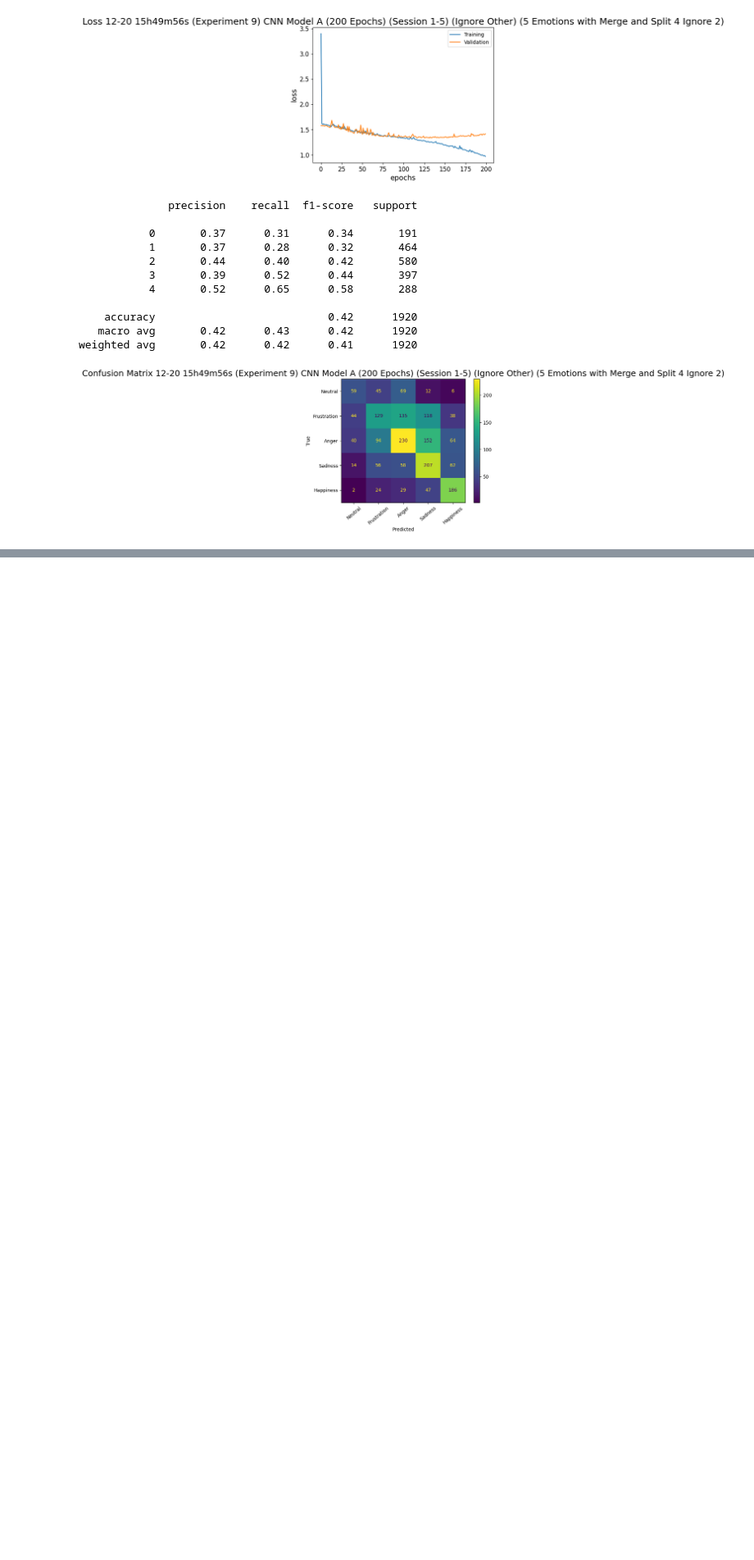
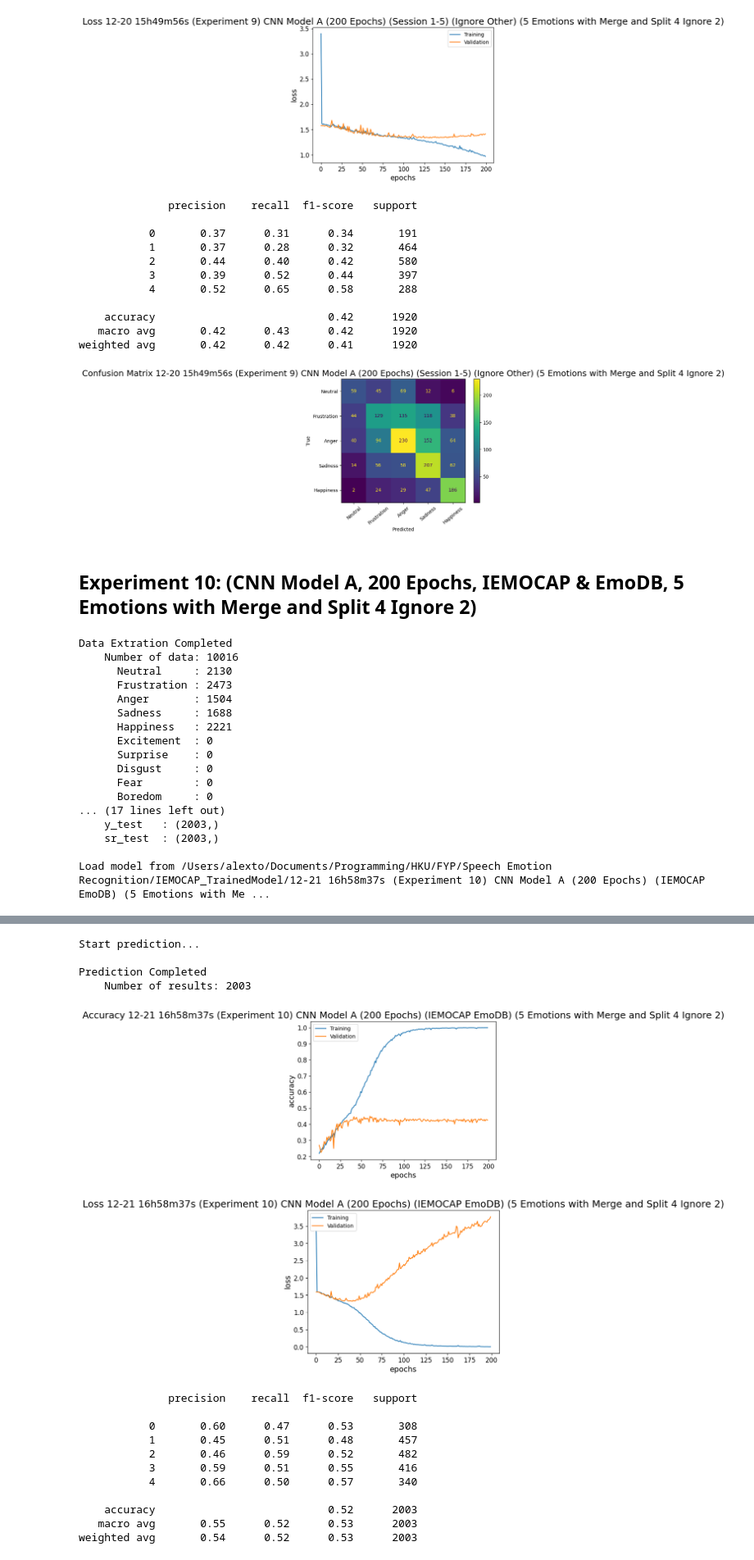
Before and after one commit to tohoilam/Emotion-based-Music-Provider, a Jupyter notebook: Speech Emotion Recognition/IEMOCAP Model Evaluation.ipynb, the cells around one changed output, grey strips where cells are left out. Shown at 82% size. Saved outputs shown, nothing was run; the diff lists cells and outputs as text; code cells hidden in the pictures; blank space fills up the shorter version.

Commit message:
Experiment 11

```diff
--- a/Speech Emotion Recognition/IEMOCAP Model Evaluation.ipynb
+++ b/Speech Emotion Recognition/IEMOCAP Model Evaluation.ipynb
@@ -438,3 +445,47 @@ Prediction Completed
    macro avg       0.42      0.43      0.42      1920
 weighted avg       0.42      0.42      0.41      1920
 [figure]
+# %% [markdown]
+## Experiment 10: (CNN Model A, 200 Epochs, IEMOCAP & EmoDB, 5 Emotions with Merge and Split 4 Ignore 2)
+# %%
+labelsToInclude = ['Neutral', 'Frustration', 'Anger', 'Sadness', 'Happiness']
+mergeHappinessExcitement = True
+splitDuration = 4
+ignoreDuration = 2
+
+mixDataModel5LabelsSplit4Ignore2 = DataModel(labelsToInclude=labelsToInclude,
+                                              mergeHappinessExcitement=mergeHappinessExcitement,
+                                              splitDuration=splitDuration,
+                                              ignoreDuration=ignoreDuration)
+mixDataModel5LabelsSplit4Ignore2.extractIEMOCAPData()
+mixDataModel5LabelsSplit4Ignore2.extractEmoDBData()
+mixDataModel5LabelsSplit4Ignore2.processData()
+
+def experiment10(data, experimentName, trainName, validName):
+  resultDir = os.path.join(resultFolder, experimentName)
+  logDir = os.path.join(logFolder, experimentName)
+  evaluation = Evaluation(data, resultDir, logDir)
+  evaluation.evaluateAll(trainName, validName)
+
+experimentName = '12-21 16h58m37s (Experiment 10) CNN Model A (200 Epochs) (IEMOCAP EmoDB) (5 Emotions with Merge and Split 4 Ignore 2)'
+trainName = 'events.out.tfevents.1671613121.gpu-comp-105.1908.2.v2'
+validName = 'events.out.tfevents.1671613126.gpu-comp-105.1908.3.v2'
+experiment10(mixDataModel5LabelsSplit4Ignore2, experimentName, trainName, validName)
+# %% [output]
+Data Extration Completed
+    Number of data: 10016
+      Neutral     : 2130
+      Frustration : 2473
+      Anger       : 1504
+      Sadness     : 1688
+      Happiness   : 2221
+      Excitement  : 0
+      Surprise    : 0
+      Disgust     : 0
+      Fear        : 0
+      Boredom     : 0
+... (17 lines left out)
+    y_test   : (2003,)
+    sr_test  : (2003,)
+
+Load model from /Users/alexto/Documents/Programming/HKU/FYP/Speech Emotion Recognition/IEMOCAP_TrainedModel/12-21 16h58m37s (Experiment 10) CNN Model A (200 Epochs) (IEMOCAP EmoDB) (5 Emotions with Me ...
@@ -440,0 +494,17 @@ weighted avg       0.42      0.42      0.41      1920
+Start prediction...
+
+Prediction Completed
+    Number of results: 2003
+[figure, added]
+[figure, added]
+              precision    recall  f1-score   support
+
+           0       0.60      0.47      0.53       308
+           1       0.45      0.51      0.48       457
+           2       0.46      0.59      0.52       482
+           3       0.59      0.51      0.55       416
+           4       0.66      0.50      0.57       340
+
+    accuracy                           0.52      2003
+   macro avg       0.55      0.52      0.53      2003
+weighted avg       0.54      0.52      0.53      2003
```
Also changed, not shown: parts of 14 cells of this notebook, 10 other files.
